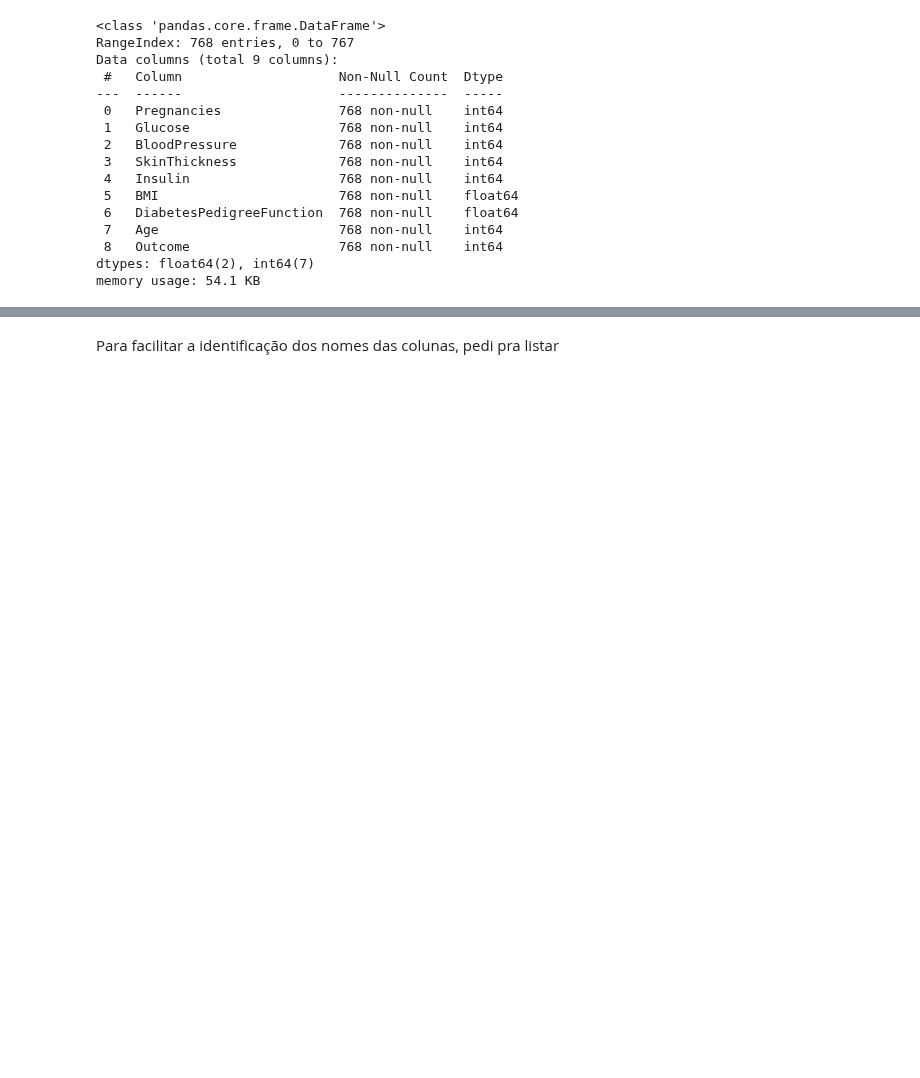
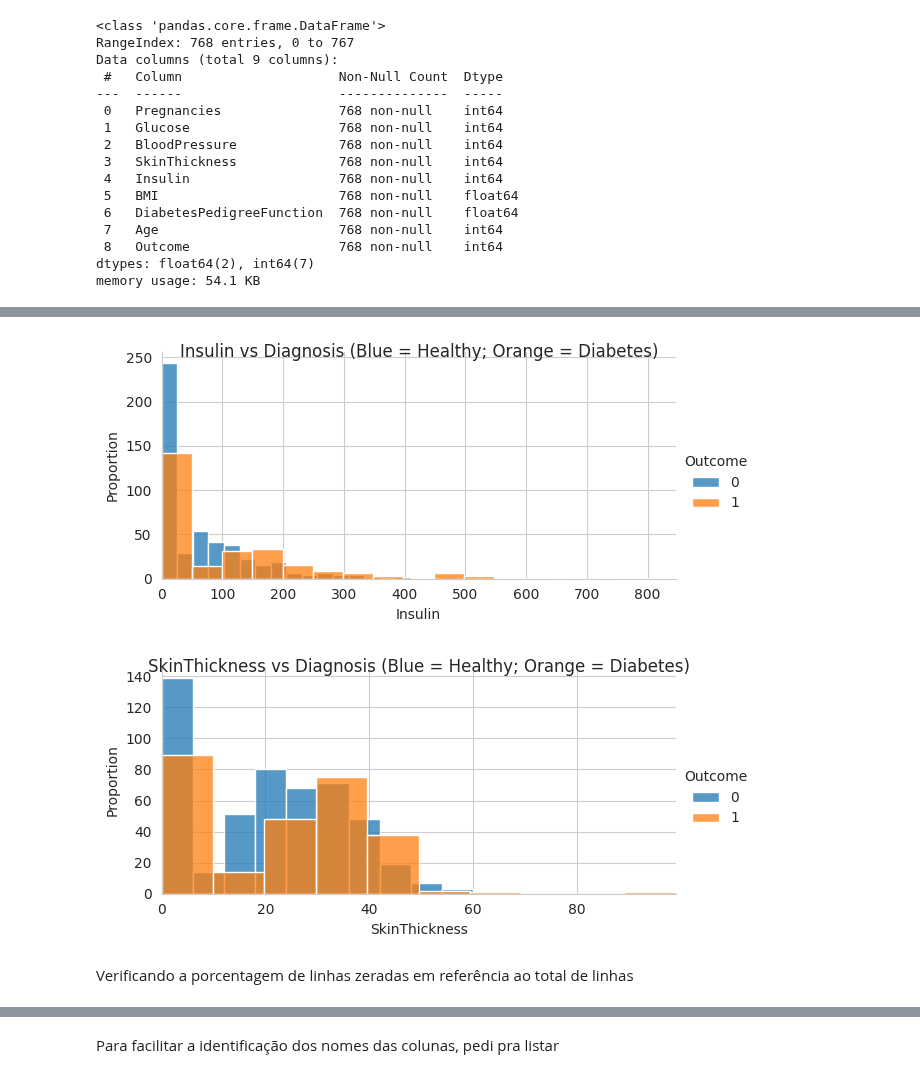
Before and after one commit to LaerteKimura/FIAP_trabalho_ML_Diagnostico, a Jupyter notebook: FIAP_trabalho_ML_Diagnostico.ipynb, the cells around one changed output, grey strips where cells are left out. Cells and saved outputs as stored; diff of their text form; code cells hidden in the pictures; blank space fills up the shorter version.

Commit message:
Atualizando algumas informações e removendo do modelo colunas que estavam zeradas com percentual alto

```diff
--- a/FIAP_trabalho_ML_Diagnostico.ipynb
+++ b/FIAP_trabalho_ML_Diagnostico.ipynb
@@ -59,0 +110,20 @@ dtype: int64
+# %%
+import matplotlib.pyplot as plt
+
+def plotHistogram(values, label, feature, title):
+    sns.set_style("whitegrid")
+    plotOne = sns.FacetGrid(values, hue=label, aspect=2)
+    plotOne.map(sns.histplot, feature, kde=False)
+    plotOne.set(xlim=(0, values[feature].max()))
+    plotOne.add_legend()
+    plotOne.set_axis_labels(feature, 'Proportion')
+    plotOne.fig.suptitle(title)
+    plt.show()
+
+plotHistogram(data,"Outcome",'Insulin','Insulin vs Diagnosis (Blue = Healthy; Orange = Diabetes)')
+plotHistogram(data,"Outcome",'SkinThickness','SkinThickness vs Diagnosis (Blue = Healthy; Orange = Diabetes)')
+# %% [output]
+[figure, added]
+[figure, added]
+# %% [markdown]
+Verificando a porcentagem de linhas zeradas em referência ao total de linhas
```
Also changed, not shown: parts of 33 cells of this notebook.
